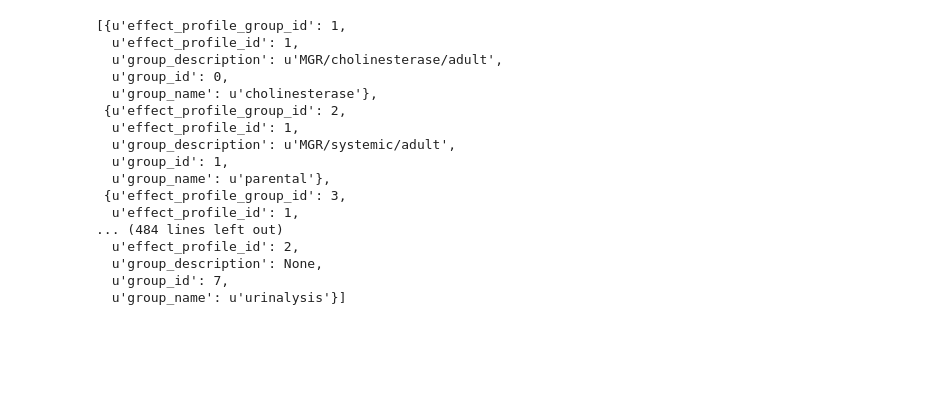
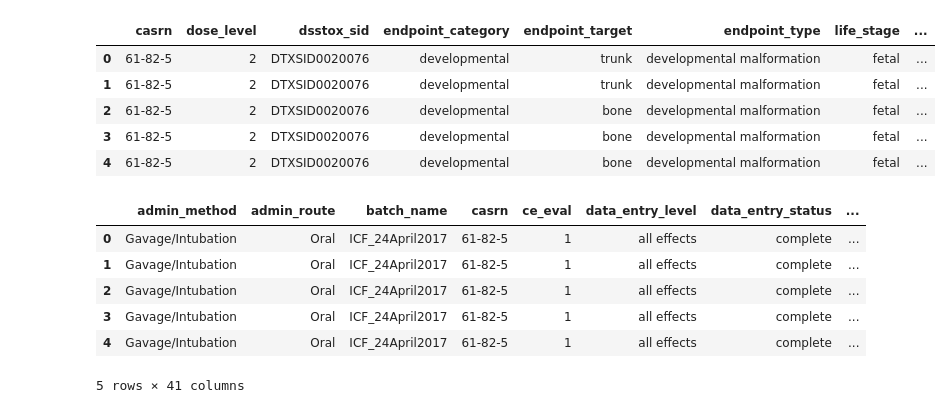
Before and after one commit to georgehelman/genra, a Jupyter notebook: notebooks/db/toxref.ipynb, the cells around one changed output. Saved outputs shown, nothing was run; the diff lists cells and outputs as text; code cells hidden in the pictures; blank space fills up the shorter version.

```diff
--- a/notebooks/db/toxref.ipynb
+++ b/notebooks/db/toxref.ipynb
@@ -19,3 +20,6 @@ import mysql.connector
 mysql_cnx = mysql.connector.connect(option_files='/share/home/ghelman/.my.cnf',database='dev_toxrefdb_2_0')
 # %%
 curs=mysql_cnx.cursor(dictionary=True)
+pod_query=get_pods()
+curs.execute(pod_query)
+pods=curs.fetchall()
@@ -24,21 +26,10 @@ query="SELECT * FROM effect_profile_group"
-# %%
-curs.execute(query)
-curs.fetchall()
-# %% [output]
-[{u'effect_profile_group_id': 1,
-  u'effect_profile_id': 1,
-  u'group_description': u'MGR/cholinesterase/adult',
-  u'group_id': 0,
-  u'group_name': u'cholinesterase'},
- {u'effect_profile_group_id': 2,
-  u'effect_profile_id': 1,
-  u'group_description': u'MGR/systemic/adult',
-  u'group_id': 1,
-  u'group_name': u'parental'},
- {u'effect_profile_group_id': 3,
-  u'effect_profile_id': 1,
-... (484 lines left out)
-  u'effect_profile_id': 2,
-  u'group_description': None,
-  u'group_id': 7,
-  u'group_name': u'urinalysis'}]
+# %%
+pods_df=pd.DataFrame(pods)
+pods_df.head()
+# %% [output]
+|  | casrn | dose_level | dsstox_sid | endpoint_category | endpoint_target | endpoint_type | life_stage | ... |
+| 0 | 61-82-5 | 2 | DTXSID0020076 | developmental | trunk | developmental malformation | fetal | ... |
+| 1 | 61-82-5 | 2 | DTXSID0020076 | developmental | trunk | developmental malformation | fetal | ... |
+| 2 | 61-82-5 | 2 | DTXSID0020076 | developmental | bone | developmental malformation | fetal | ... |
+| 3 | 61-82-5 | 2 | DTXSID0020076 | developmental | bone | developmental malformation | fetal | ... |
+| 4 | 61-82-5 | 2 | DTXSID0020076 | developmental | bone | developmental malformation | fetal | ... |
@@ -44,0 +45,11 @@ curs.fetchall()
+# %%
+study_df=pd.DataFrame(studies)
+study_df.head()
+# %% [output]
+|  | admin_method | admin_route | batch_name | casrn | ce_eval | data_entry_level | data_entry_status | ... |
+| 0 | Gavage/Intubation | Oral | ICF_24April2017 | 61-82-5 | 1 | all effects | complete | ... |
+| 1 | Gavage/Intubation | Oral | ICF_24April2017 | 61-82-5 | 1 | all effects | complete | ... |
+| 2 | Gavage/Intubation | Oral | ICF_24April2017 | 61-82-5 | 1 | all effects | complete | ... |
+| 3 | Gavage/Intubation | Oral | ICF_24April2017 | 61-82-5 | 1 | all effects | complete | ... |
+| 4 | Gavage/Intubation | Oral | ICF_24April2017 | 61-82-5 | 1 | all effects | complete | ... |
+5 rows × 41 columns
```
Also changed, not shown: parts of 11 cells of this notebook.
